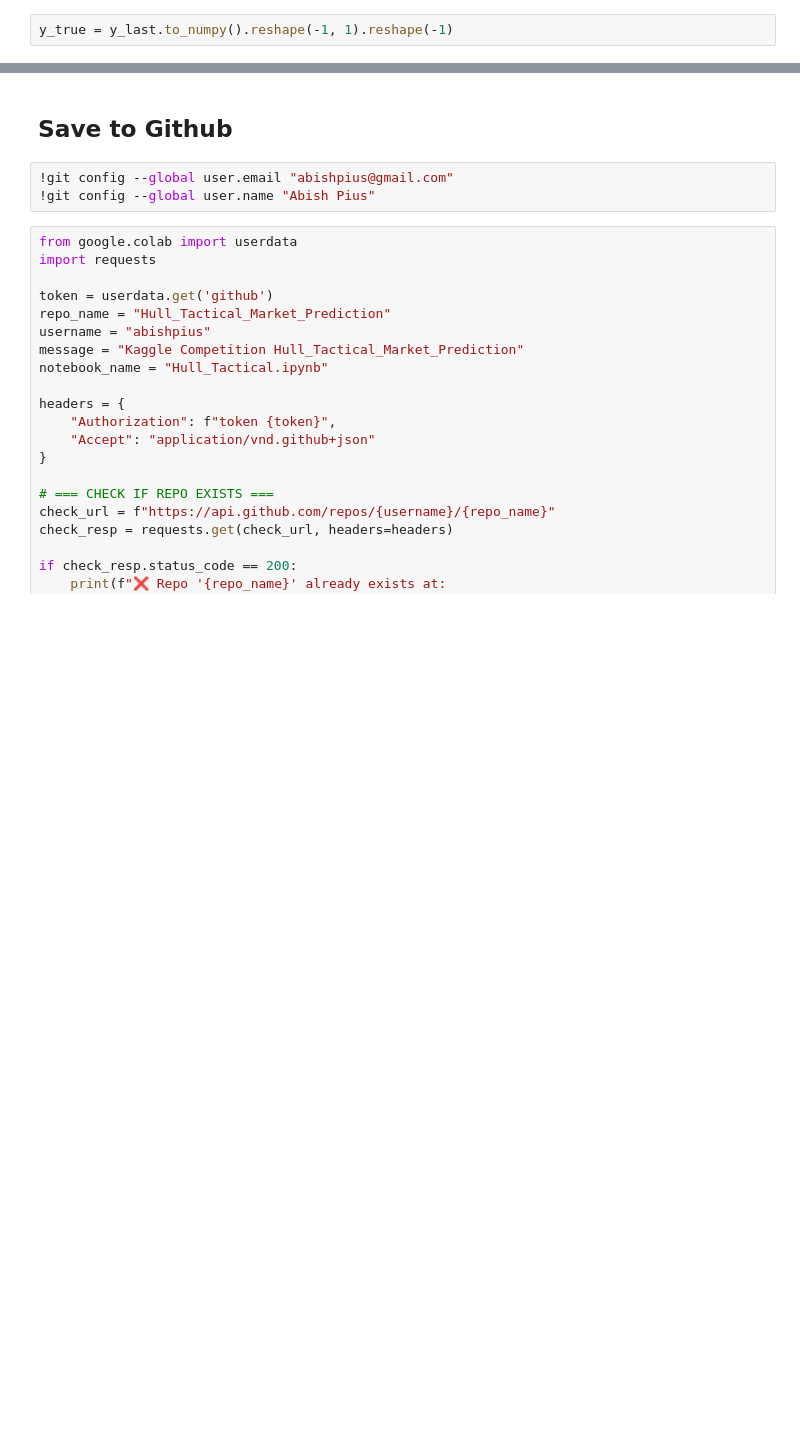
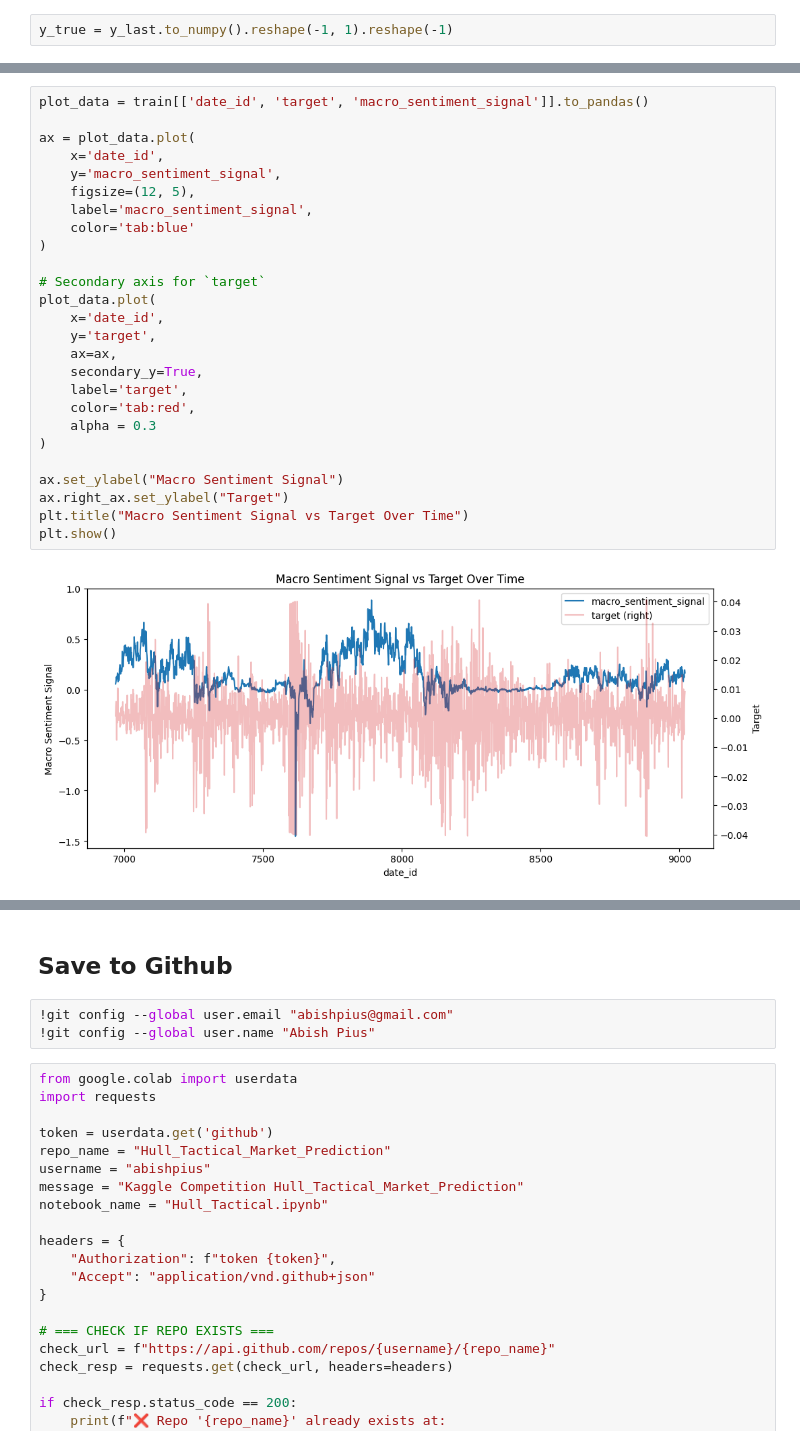
Before and after one commit to abishpius/Hull_Tactical_Market_Prediction, a Jupyter notebook: Hull_Tactical.ipynb, the cells around one changed output, grey strips where cells are left out. Cells and saved outputs as stored; diff of their text form; blank space fills up the shorter version.

```diff
--- a/Hull_Tactical.ipynb
+++ b/Hull_Tactical.ipynb
@@ -2429,0 +2592,28 @@ Final R2: -0.014609
+# %%
+plot_data = train[['date_id', 'target', 'macro_sentiment_signal']].to_pandas()
+
+ax = plot_data.plot(
+    x='date_id',
+    y='macro_sentiment_signal',
+    figsize=(12, 5),
+    label='macro_sentiment_signal',
+    color='tab:blue'
+)
+
+# Secondary axis for `target`
+plot_data.plot(
+    x='date_id',
+    y='target',
+    ax=ax,
+    secondary_y=True,
+    label='target',
+    color='tab:red',
+    alpha = 0.3
+)
+
+ax.set_ylabel("Macro Sentiment Signal")
+ax.right_ax.set_ylabel("Target")
+plt.title("Macro Sentiment Signal vs Target Over Time")
+plt.show()
+# %% [output]
+[figure, added]
```
Also changed, not shown: parts of 30 cells of this notebook.
